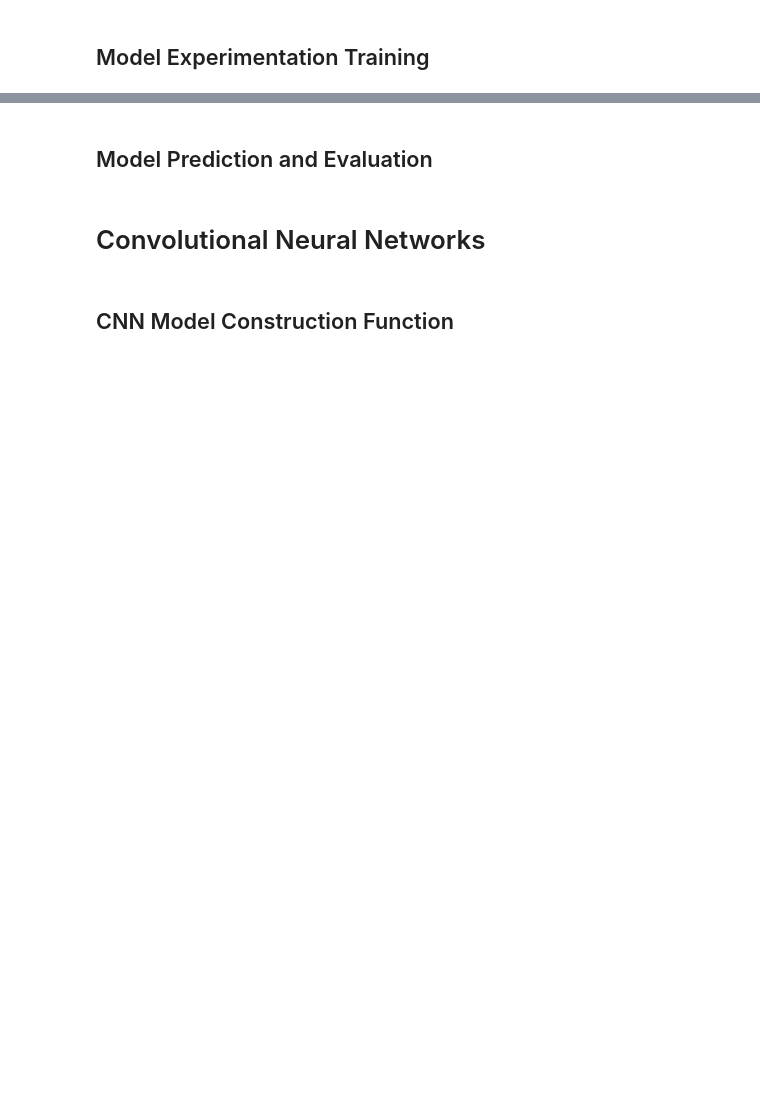
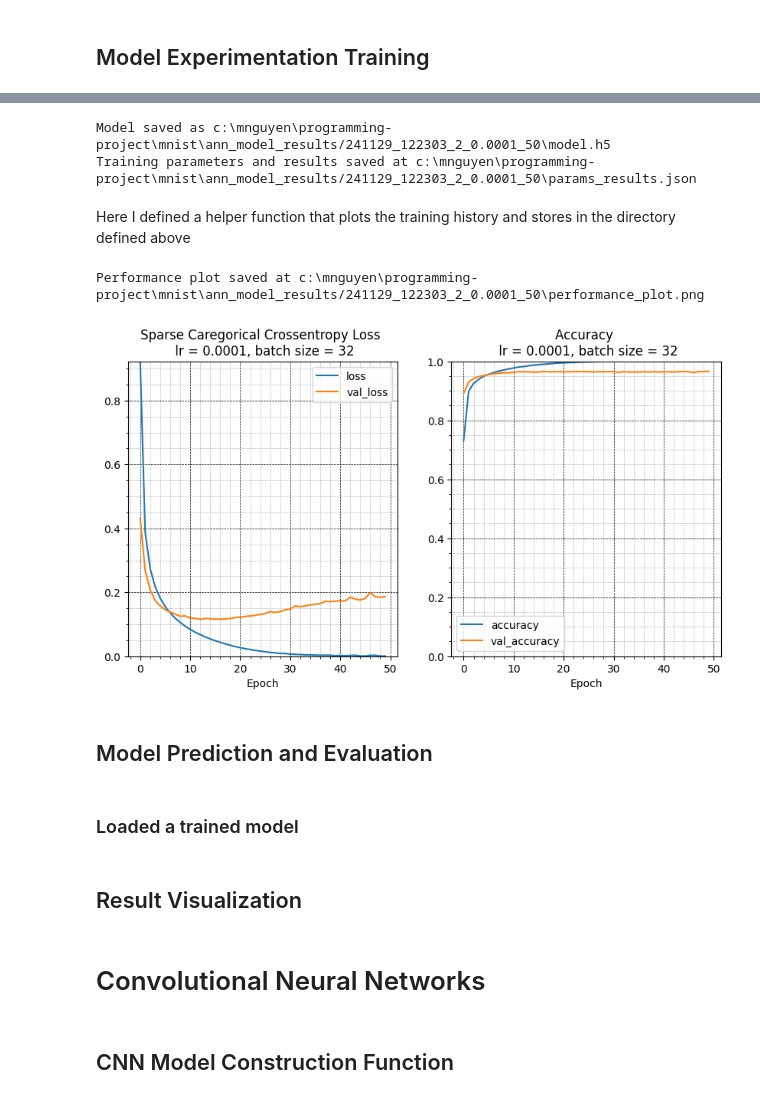
Before and after one commit to CS6765-ML-Team/programming-project, a Jupyter notebook: mnist/mnist.ipynb, the cells around one changed output, grey strips where cells are left out. Cells and saved outputs as stored; diff of their text form; code cells hidden in the pictures; blank space fills up the shorter version.

Commit message:
trained some feedforward NN models and set up directories for storing training results

```diff
--- a/mnist/mnist.ipynb
+++ b/mnist/mnist.ipynb
@@ -149,3 +145,5 @@ np.shape(x_trainval[1])
+# %%
+NUM_CLASS = len(np.unique(y_trainval))
 # %% [markdown]
 ## Train-Validation Data Split
 # %%
@@ -310,8 +295,14 @@ _________________________________________________________________
 # %% [markdown]
 ## Model Experimentation Training
 # %%
+from time import time
+
+train_start = time()
 history = model.fit(train_gen,
                     batch_size=BATCH_SIZE,
                     validation_data=val_gen,
                     epochs = EPOCH)
+train_end = time()
+
+TRAIN_TIME = train_end - train_start
 # %% [output]
@@ -322,0 +339,39 @@ ValueError: in user code:
+# %%
+from contextlib import redirect_stdout
+
+# Save the model in H5DF format
+MODEL_PATH = os.path.join(OUTPUT_DIR,"model.h5")
+model.save(MODEL_PATH)
+print(f"Model saved as {MODEL_PATH}")
+
+# Save the model structure
+model_path = os.path.join(OUTPUT_DIR, "model_summary.json")
+with open(model_path, 'w') as f:
+    with redirect_stdout(f):
+        model.summary()
+
+# Save the training parameters
+training_params = {
+    "learning_rate": LEARNING_RATE,
+    "batch_size": BATCH_SIZE,
+    "epochs": EPOCH,
+    "structure": str(LAYER_WIDTHS),
+    "loss": LOSS,
+    "metrics": METRICS
+}
+
+# Store the final training results
+training_results = {}
+for i in history.history.keys():
+    training_results[i] = history.history[i][-1]
+training_results['train_time'] = TRAIN_TIME
+# Save the training parameters and training results in the directory
+params_path = os.path.join(OUTPUT_DIR, "params_results.json")
+with open(params_path, "w") as f:
+    json.dump({"parameters": training_params, "results": training_results}, f, indent=4)
+print(f"Training parameters and results saved at {params_path}")
+# %% [output]
+Model saved as c:\mnguyen\programming-project\mnist\ann_model_results/241129_122303_2_0.0001_50\model.h5
+Training parameters and results saved at c:\mnguyen\programming-project\mnist\ann_model_results/241129_122303_2_0.0001_50\params_results.json
+# %% [markdown]
+Here I defined a helper function that plots the training history and stores in the directory defined above
@@ -323,2 +422,9 @@ ValueError: in user code:
+# %%
+plot_performance(history,learning_rate=LEARNING_RATE,batch_size=BATCH_SIZE,save_dir=OUTPUT_DIR)
+# %% [output]
+Performance plot saved at c:\mnguyen\programming-project\mnist\ann_model_results/241129_122303_2_0.0001_50\performance_plot.png
+[figure, added]
 # %% [markdown]
 ## Model Prediction and Evaluation
+# %% [markdown]
+### Loaded a trained model
@@ -324,0 +433,2 @@ ValueError: in user code:
+# %% [markdown]
+## Result Visualization
```
Also changed, not shown: parts of 15 cells of this notebook, 6 other files.
